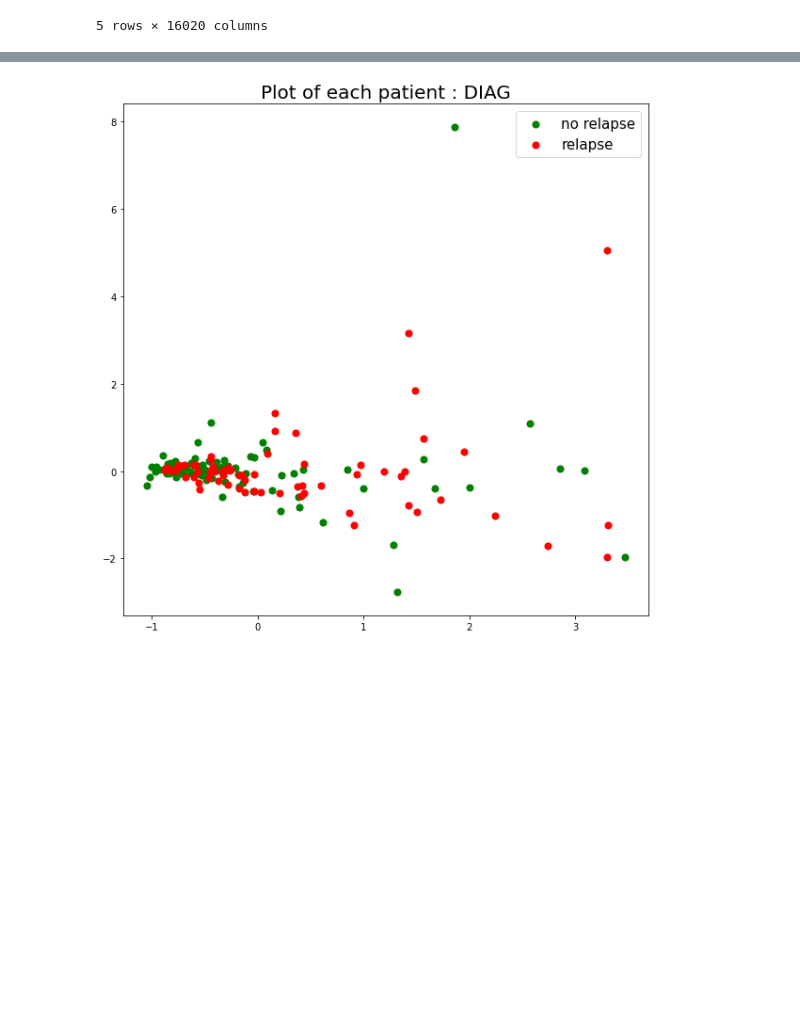
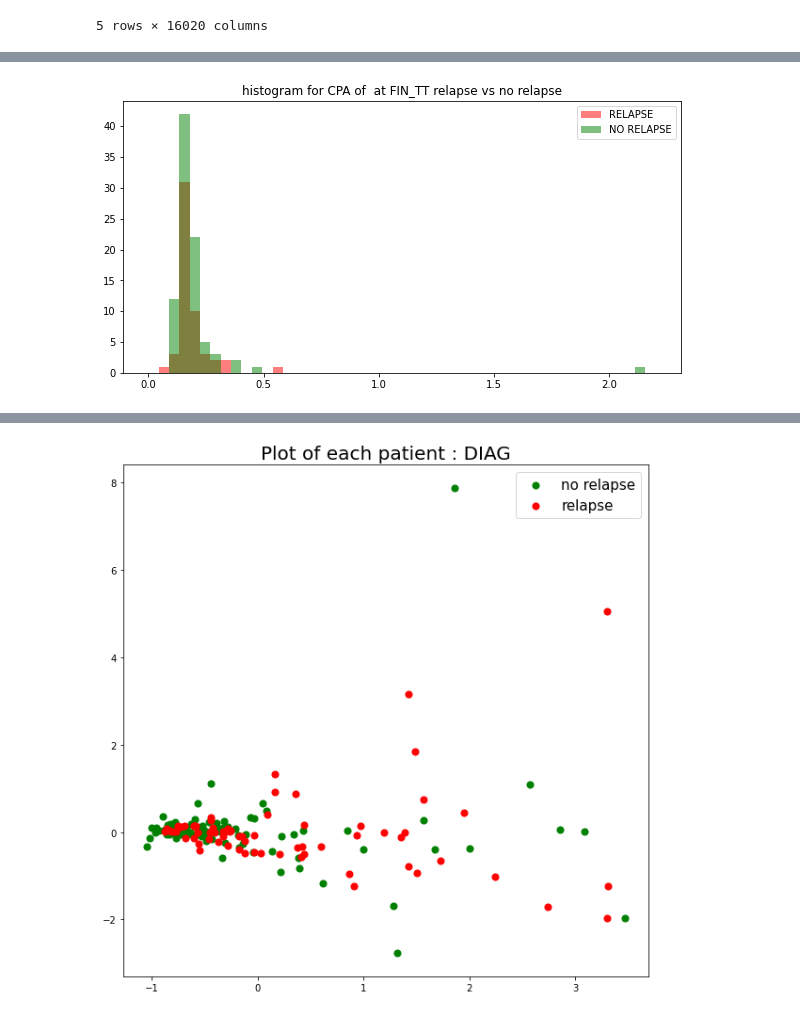
Before and after one commit to lhericourt/adn_circulant, a Jupyter notebook: notebooks/insights_from_data.ipynb, the cells around one changed output, grey strips where cells are left out. Saved outputs shown, nothing was run; the diff lists cells and outputs as text; code cells hidden in the pictures; blank space fills up the shorter version.

```diff
--- a/notebooks/insights_from_data.ipynb
+++ b/notebooks/insights_from_data.ipynb
@@ -152,0 +264,5 @@ data_end = pd.merge(metadata_df, patient_end_time_point_df, on=['patient_id', 't
+# %%
+bins = np.linspace(0, 2.2, 50)
+hist_one_time_point(metadata_df, 'CPA', bins, 'FIN_TT')
+# %% [output]
+[figure, added]
```
Also changed, not shown: parts of 28 cells of this notebook.
